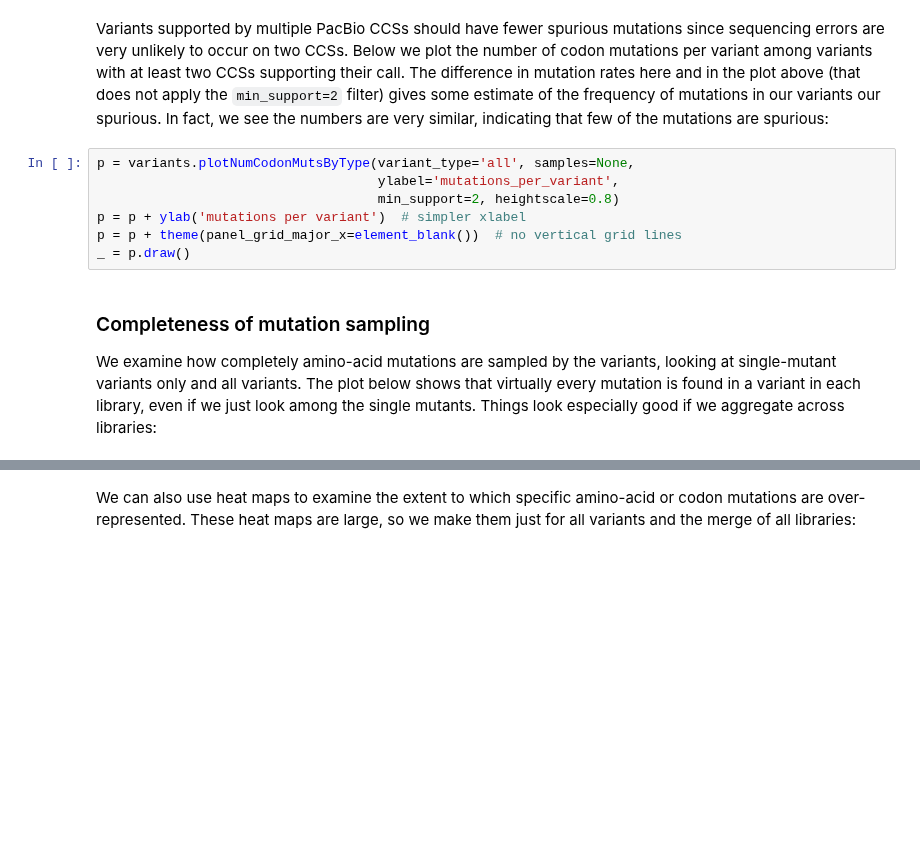
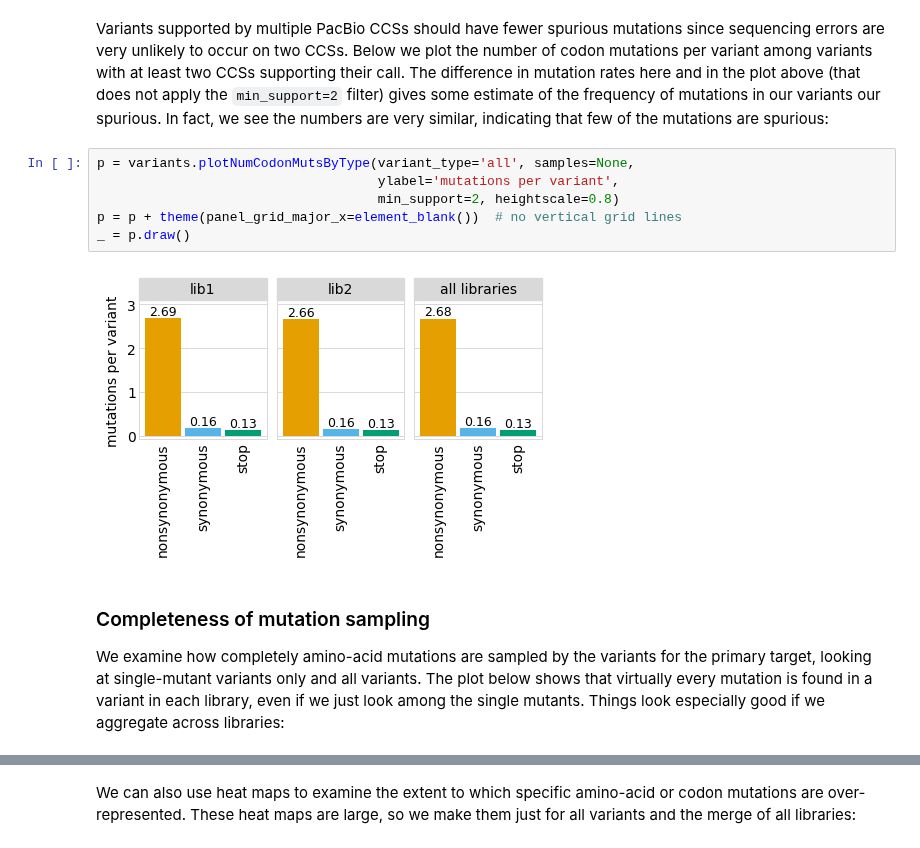
Before and after one commit to jbloomlab/SARS-CoV-2-RBD_DMS, a Jupyter notebook: build_variants.ipynb, the cells around one changed output, grey strips where cells are left out. Saved outputs shown, nothing was run; the diff lists cells and outputs as text; blank space fills up the shorter version.

```diff
--- a/build_variants.ipynb
+++ b/build_variants.ipynb
@@ -685,14 +790,15 @@ The difference in mutation rates here and in the plot above (that does not apply
 In fact, we see the numbers are very similar, indicating that few of the mutations are spurious:
 # %%
 p = variants.plotNumCodonMutsByType(variant_type='all', samples=None,
-                                    ylabel='mutations_per_variant',
+                                    ylabel='mutations per variant',
                                     min_support=2, heightscale=0.8)
-p = p + ylab('mutations per variant')  # simpler xlabel
 p = p + theme(panel_grid_major_x=element_blank())  # no vertical grid lines
 _ = p.draw()
+# %% [output]
+[figure, added]
 # %% [markdown]
 ### Completeness of mutation sampling
-We examine how completely amino-acid mutations are sampled by the variants, looking at single-mutant variants only and all variants.
+We examine how completely amino-acid mutations are sampled by the variants for the primary target, looking at single-mutant variants only and all variants.
 The plot below shows that virtually every mutation is found in a variant in each library, even if we just look among the single mutants.
 Things look especially good if we aggregate across libraries:
 # %%
```
Also changed, not shown: parts of 31 cells of this notebook.
